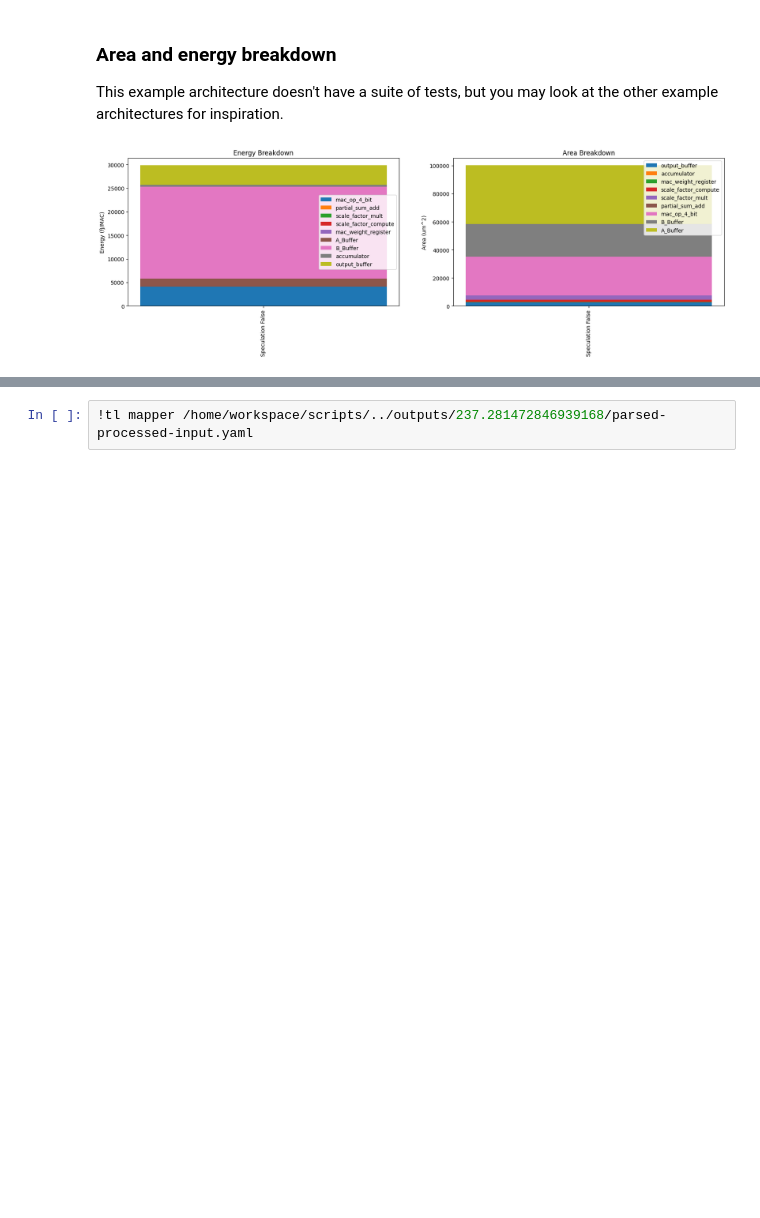
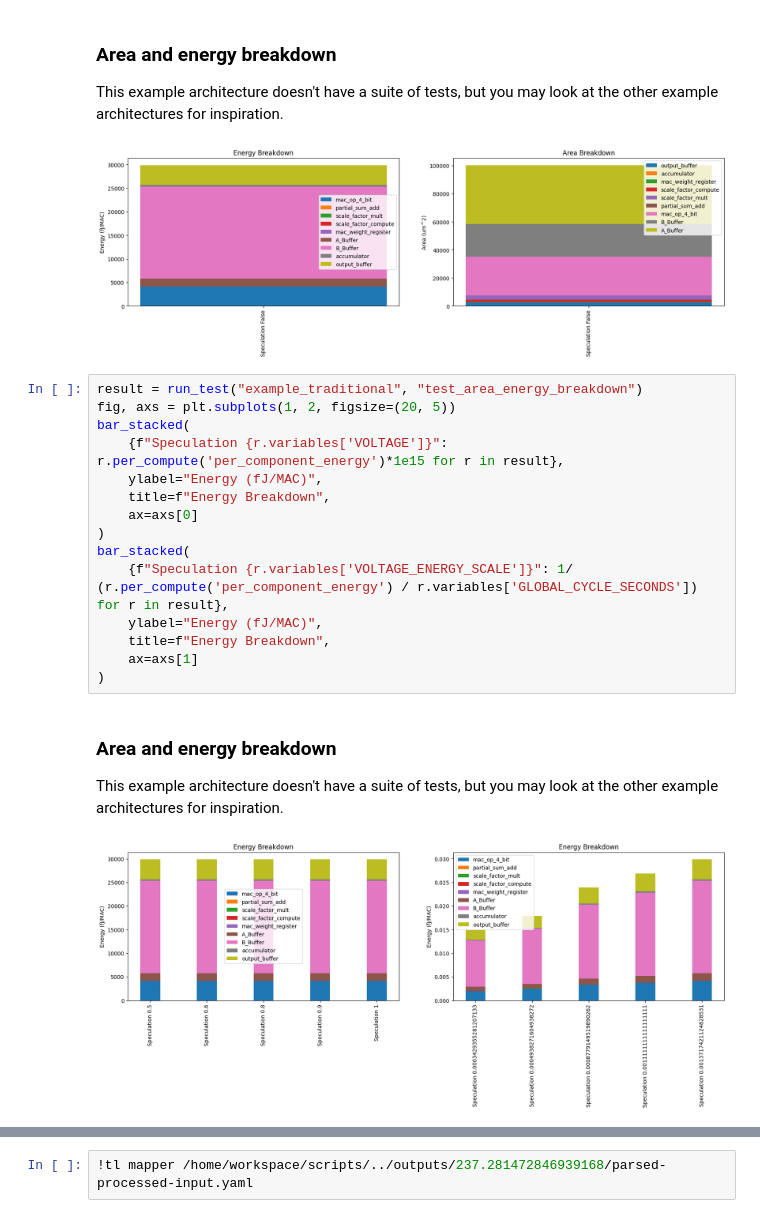
Before and after one commit to sgbruce/cimloop, a Jupyter notebook: workspace/models/arch/1_macro/example_traditional/_guide.ipynb, the cells around one changed output, grey strips where cells are left out. Cells and saved outputs as stored; diff of their text form; blank space fills up the shorter version.

Commit message:
modifying guide to produce graphs

```diff
--- a/workspace/models/arch/1_macro/example_traditional/_guide.ipynb
+++ b/workspace/models/arch/1_macro/example_traditional/_guide.ipynb
@@ -64,3 +64,24 @@ bar_stacked(
    This example architecture doesn't have a suite of tests, but you may
    look at the other example architectures for inspiration.
 [figure]
+# %%
+result = run_test("example_traditional", "test_area_energy_breakdown")
+fig, axs = plt.subplots(1, 2, figsize=(20, 5))
+bar_stacked(
+    {f"Speculation {r.variables['VOLTAGE']}": r.per_compute('per_component_energy')*1e15 for r in result},
+    ylabel="Energy (fJ/MAC)",
+    title=f"Energy Breakdown",
+    ax=axs[0]
+)
+bar_stacked(
+    {f"Speculation {r.variables['VOLTAGE_ENERGY_SCALE']}": 1/ (r.per_compute('per_component_energy') / r.variables['GLOBAL_CYCLE_SECONDS']) for r in result},
+    ylabel="Energy (fJ/MAC)",
+    title=f"Energy Breakdown",
+    ax=axs[1]
+)
+# %% [output]
+
+   ### Area and energy breakdown
+   This example architecture doesn't have a suite of tests, but you may
+   look at the other example architectures for inspiration.
+[figure, added]
```
Also changed, not shown: parts of 3 cells of this notebook, 2 other files.
